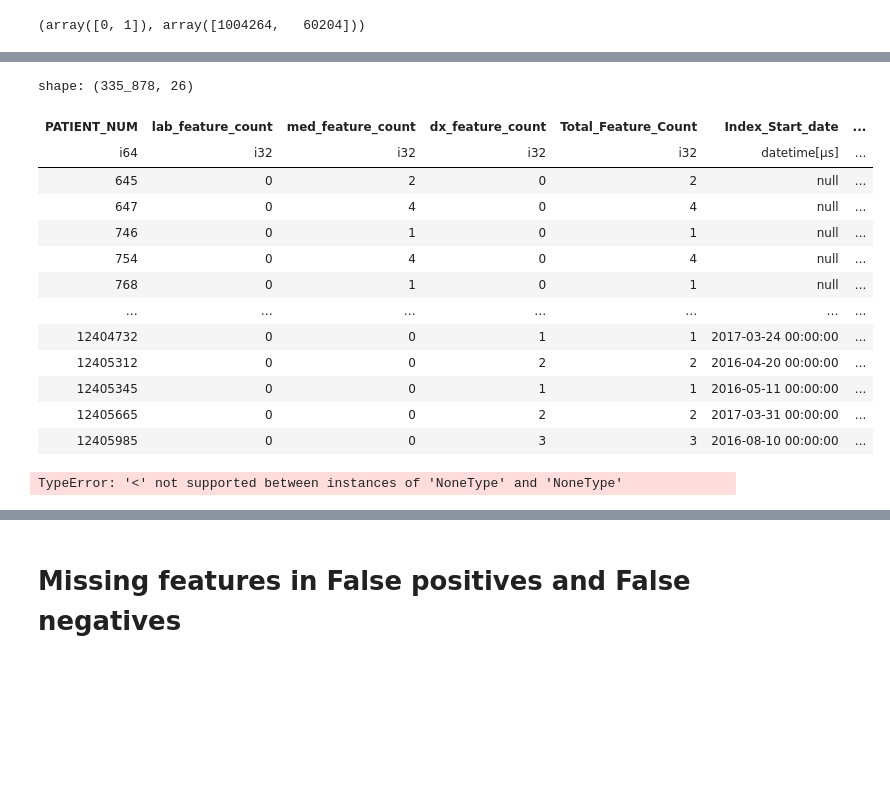
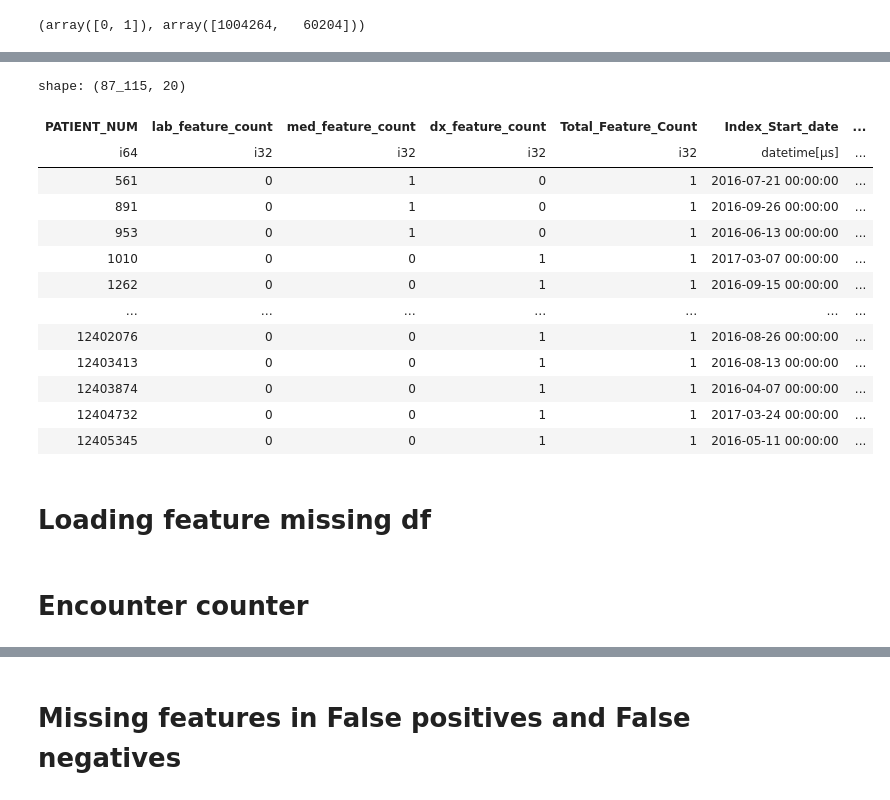
Before and after one commit to rachac-umass/Determine_overview, a Jupyter notebook: Determine_OCHIN_code/Error_Analysis/Error Analysis code.ipynb, the cells around one changed output, grey strips where cells are left out. Saved outputs shown, nothing was run; the diff lists cells and outputs as text; code cells hidden in the pictures; blank space fills up the shorter version.

```diff
--- a/Determine_OCHIN_code/Error_Analysis/Error Analysis code.ipynb
+++ b/Determine_OCHIN_code/Error_Analysis/Error Analysis code.ipynb
@@ -308,7 +256,7 @@ class modeling_config:
     association_threshold = 20
 # %%
 labresults_df = pl.read_parquet(modeling_config.labs_latest_path)
-medications_pivot_df = pl.read_parquet('Determine_medications_active_ingredients_pivot.parquet')
+medications_pivot_df = pl.read_parquet(modeling_config.meds_path)
 diag_pivot_df = pl.read_parquet(modeling_config.diag_path)
 bmi_df =  pl.read_parquet(modeling_config.bmi_path)
 sys_df =  pl.read_parquet(modeling_config.dia_bp_path)
@@ -355,7 +305,7 @@ shape: (1_079_188, 5)
 # %% [markdown]
 ### Joining with bmi, systolic, diastolic bp, target  and demographics data
 # %%
-
+target_df = pl.read_parquet(modeling_config.target_path)
 feature_missing_df = feature_missing_df.join(target_df, on = 'PATIENT_NUM',how = 'left')
 # %%
 np.unique(target_df['Outcome'], return_counts = True)
@@ -390,36 +350,29 @@ feature_missing_df
 # %%
 pids_feature_1_outcome_1 = feature_missing_df.filter((pl.col('Total_Feature_Count')==1) &
                                                      (pl.col('BMI').is_null()) &
                                                       (pl.col('median_systolic_value').is_null())
                                                     ).filter(pl.col('Outcome')==1)['PATIENT_NUM']
 pids_feature_1_outcome_0 = feature_missing_df.filter((pl.col('Total_Feature_Count')==1) &
                                                      (pl.col('BMI').is_null()) &
                                                       (pl.col('median_systolic_value').is_null())
-                                                    ).filter(pl.col('Outcome')==1)['PATIENT_NUM']
+                                                    ).filter(pl.col('Outcome')==0)['PATIENT_NUM']
 
-feature_missing_df.filter((pl.col('Total_Feature_Count')<5) &
+feature_missing_df.filter((pl.col('Total_Feature_Count')==1) &
                                                      (pl.col('BMI').is_null()) &
                                                       (pl.col('median_systolic_value').is_null())
                                                     ).sort('PATIENT_NUM')
 # %% [output]
-shape: (335_878, 26)
+shape: (87_115, 20)
 | PATIENT_NUM | lab_feature_count | med_feature_count | dx_feature_count | Total_Feature_Count | Index_Start_date | ... |
 | i64 | i32 | i32 | i32 | i32 | datetime[μs] | ... |
-| 645 | 0 | 2 | 0 | 2 | null | ... |
-| 647 | 0 | 4 | 0 | 4 | null | ... |
-| 746 | 0 | 1 | 0 | 1 | null | ... |
-| 754 | 0 | 4 | 0 | 4 | null | ... |
-| 768 | 0 | 1 | 0 | 1 | null | ... |
+| 561 | 0 | 1 | 0 | 1 | 2016-07-21 00:00:00 | ... |
+| 891 | 0 | 1 | 0 | 1 | 2016-09-26 00:00:00 | ... |
+| 953 | 0 | 1 | 0 | 1 | 2016-06-13 00:00:00 | ... |
+| 1010 | 0 | 0 | 1 | 1 | 2017-03-07 00:00:00 | ... |
+| 1262 | 0 | 0 | 1 | 1 | 2016-09-15 00:00:00 | ... |
 | … | … | … | … | … | … | ... |
+| 12402076 | 0 | 0 | 1 | 1 | 2016-08-26 00:00:00 | ... |
+| 12403413 | 0 | 0 | 1 | 1 | 2016-08-13 00:00:00 | ... |
+| 12403874 | 0 | 0 | 1 | 1 | 2016-04-07 00:00:00 | ... |
 | 12404732 | 0 | 0 | 1 | 1 | 2017-03-24 00:00:00 | ... |
-| 12405312 | 0 | 0 | 2 | 2 | 2016-04-20 00:00:00 | ... |
 | 12405345 | 0 | 0 | 1 | 1 | 2016-05-11 00:00:00 | ... |
-| 12405665 | 0 | 0 | 2 | 2 | 2017-03-31 00:00:00 | ... |
-| 12405985 | 0 | 0 | 3 | 3 | 2016-08-10 00:00:00 | ... |
-# %%
-np.unique(feature_missing_df.filter((pl.col('Total_Feature_Count')<5) &
-                                                     (pl.col('BMI').is_null()) &
-                                                      (pl.col('median_systolic_value').is_null())
-                                                    ).sort('PATIENT_NUM')['Outcome'].to_list(), return_counts = True)
-# %% [output]
-TypeError: '<' not supported between instances of 'NoneType' and 'NoneType'
@@ -433,0 +381,2 @@ with open('./Experiment related files/pids_1_feat_bmi_missing.pkl','wb') as f:
+# %% [markdown]
+# Loading feature missing df
@@ -433,0 +385,2 @@ with open('./Experiment related files/pids_1_feat_bmi_missing.pkl','wb') as f:
+# %% [markdown]
+# Encounter counter
```
Also changed, not shown: parts of 38 cells of this notebook, 2 other files.
